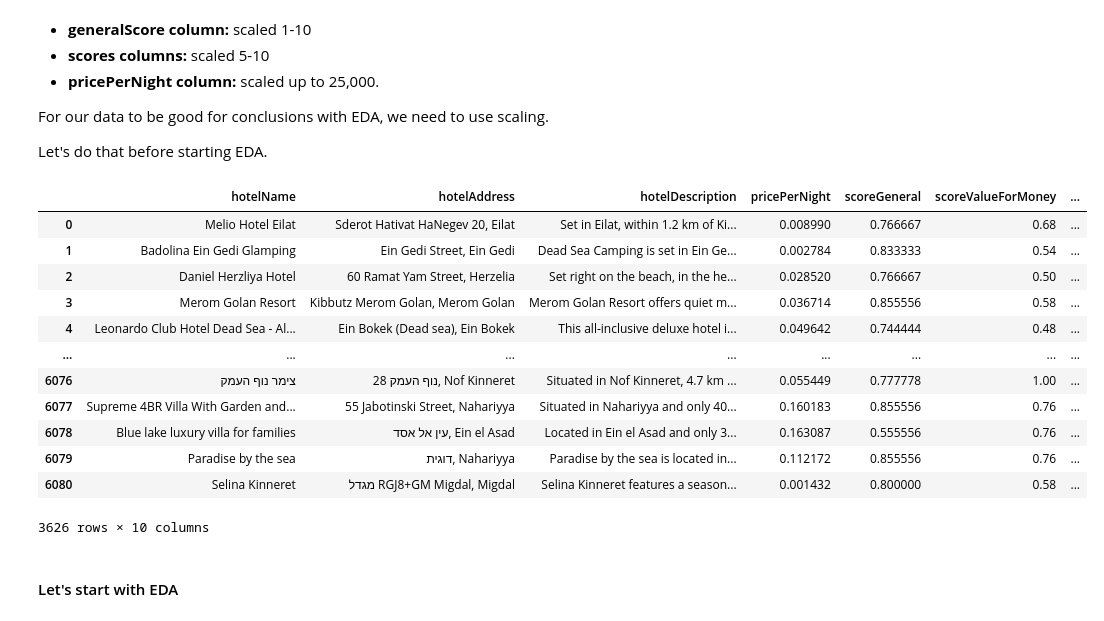
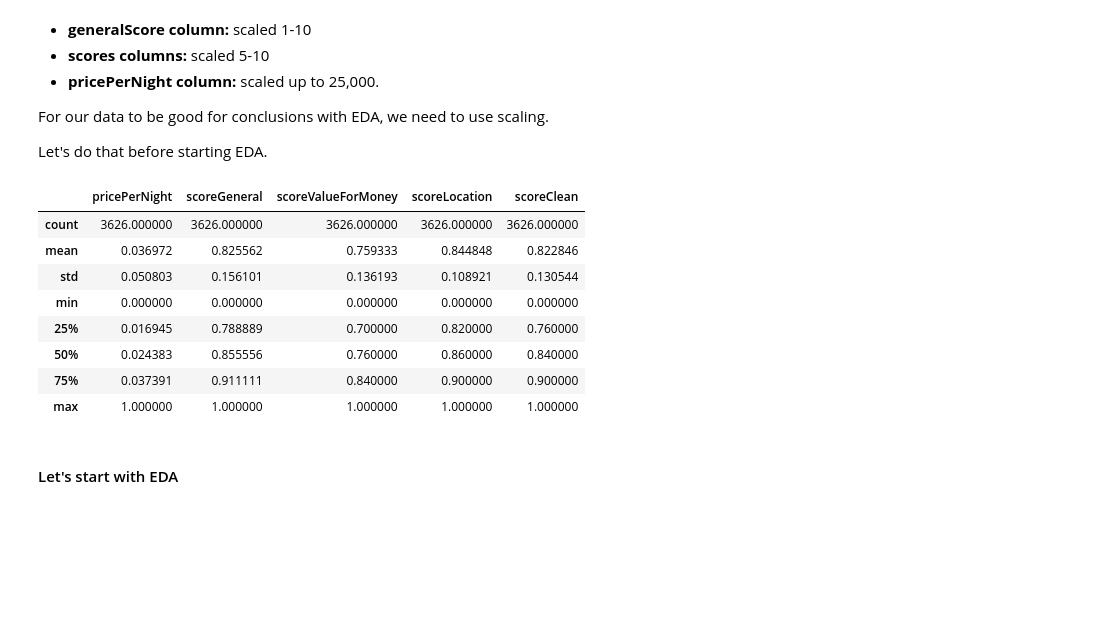
Before and after one commit to yarin-cohen02/dataScienceProject, a Jupyter notebook: project.ipynb, the cells around one changed output. Saved outputs shown, nothing was run; the diff lists cells and outputs as text; code cells hidden in the pictures; blank space fills up the shorter version.

```diff
--- a/project.ipynb
+++ b/project.ipynb
@@ -732,21 +732,17 @@ scaler = MinMaxScaler(feature_range=(0, 1))
 
 df[columnsToScale] = scaler.fit_transform(df[columnsToScale])
 # %%
-df
+df.describe()
 # %% [output]
-|  | hotelName | hotelAddress | hotelDescription | pricePerNight | scoreGeneral | scoreValueForMoney | ... |
-| 0 | Melio Hotel Eilat | Sderot Hativat HaNegev 20, Eilat | Set in Eilat, within 1.2 km of Ki... | 0.008990 | 0.766667 | 0.68 | ... |
-| 1 | Badolina Ein Gedi Glamping | Ein Gedi Street, Ein Gedi | Dead Sea Camping is set in Ein Ge... | 0.002784 | 0.833333 | 0.54 | ... |
-| 2 | Daniel Herzliya Hotel | 60 Ramat Yam Street, Herzelia | Set right on the beach, in the he... | 0.028520 | 0.766667 | 0.50 | ... |
-| 3 | Merom Golan Resort | Kibbutz Merom Golan, Merom Golan | Merom Golan Resort offers quiet m... | 0.036714 | 0.855556 | 0.58 | ... |
-| 4 | Leonardo Club Hotel Dead Sea - Al... | Ein Bokek (Dead sea), Ein Bokek | This all-inclusive deluxe hotel i... | 0.049642 | 0.744444 | 0.48 | ... |
-| ... | ... | ... | ... | ... | ... | ... | ... |
-| 6076 | צימר נוף העמק | 28 נוף העמק, Nof Kinneret | Situated in Nof Kinneret, 4.7 km ... | 0.055449 | 0.777778 | 1.00 | ... |
-| 6077 | Supreme 4BR Villa With Garden and... | 55 Jabotinski Street, Nahariyya | Situated in Nahariyya and only 40... | 0.160183 | 0.855556 | 0.76 | ... |
-| 6078 | Blue lake luxury villa for families | עין אל אסד, Ein el Asad | Located in Ein el Asad and only 3... | 0.163087 | 0.555556 | 0.76 | ... |
-| 6079 | Paradise by the sea | דוגית, Nahariyya | Paradise by the sea is located in... | 0.112172 | 0.855556 | 0.76 | ... |
-| 6080 | Selina Kinneret | מגדל RGJ8+GM Migdal, Migdal | Selina Kinneret features a season... | 0.001432 | 0.800000 | 0.58 | ... |
+|  | pricePerNight | scoreGeneral | scoreValueForMoney | scoreLocation | scoreClean |
+| count | 3626.000000 | 3626.000000 | 3626.000000 | 3626.000000 | 3626.000000 |
+| mean | 0.036972 | 0.825562 | 0.759333 | 0.844848 | 0.822846 |
+| std | 0.050803 | 0.156101 | 0.136193 | 0.108921 | 0.130544 |
+| min | 0.000000 | 0.000000 | 0.000000 | 0.000000 | 0.000000 |
+| 25% | 0.016945 | 0.788889 | 0.700000 | 0.820000 | 0.760000 |
+| 50% | 0.024383 | 0.855556 | 0.760000 | 0.860000 | 0.840000 |
+| 75% | 0.037391 | 0.911111 | 0.840000 | 0.900000 | 0.900000 |
+| max | 1.000000 | 1.000000 | 1.000000 | 1.000000 | 1.000000 |
-3626 rows × 10 columns
 # %%
 # Export data set to csv:
 df.to_csv("Data/5-scaledData.csv", index=False)
```
